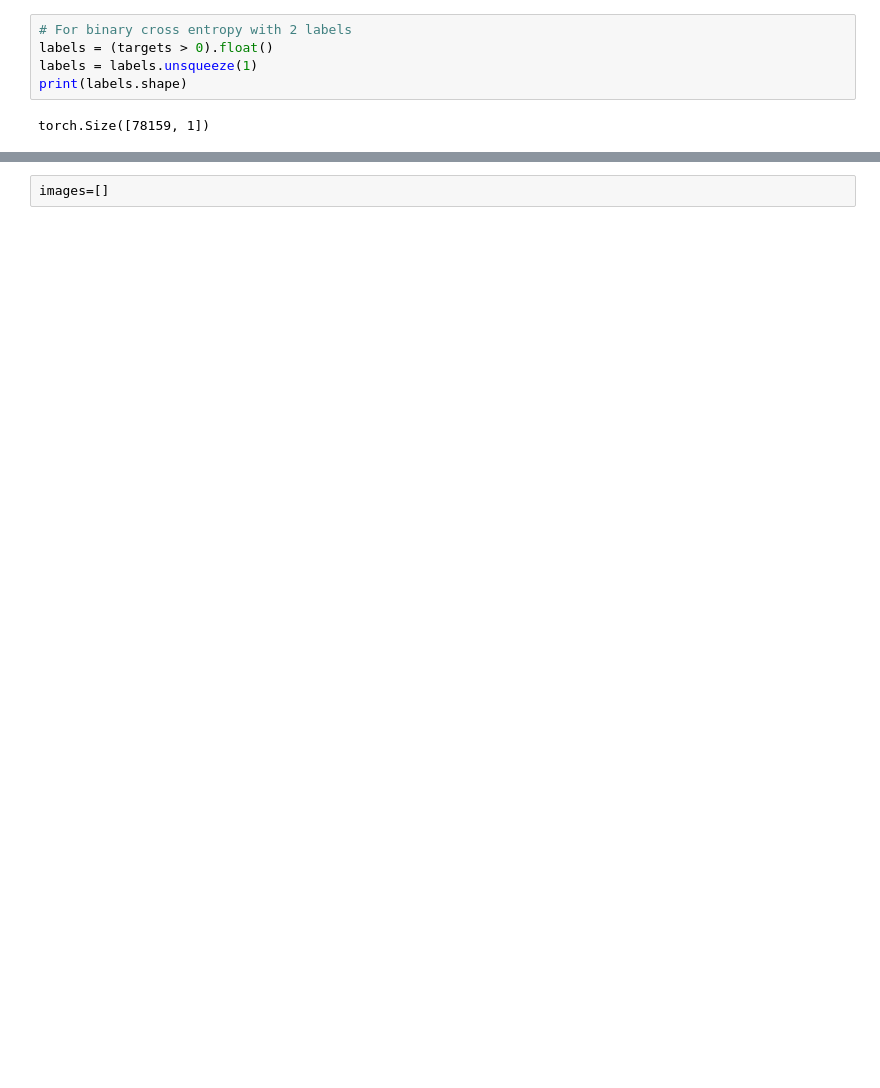
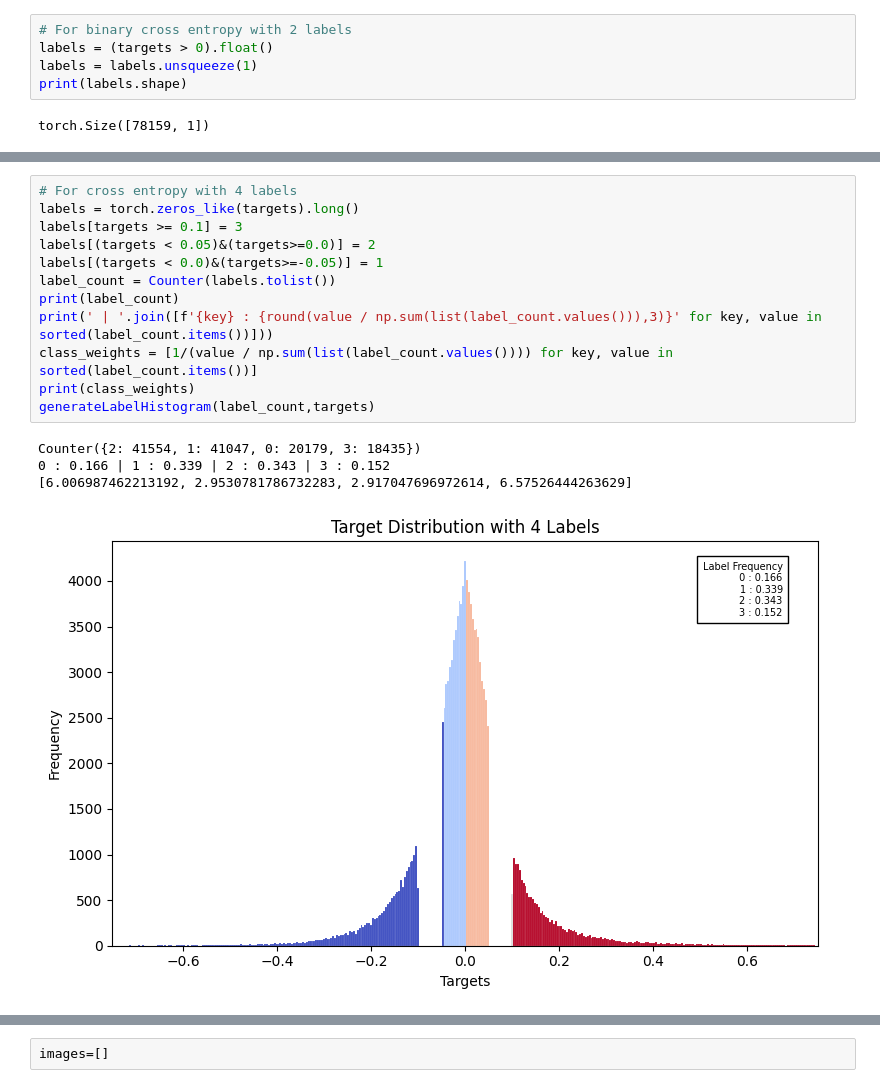
Before and after one commit to YanivAmir/stock-predicition-CNN, a Jupyter notebook: stocks_cnn.ipynb, the cells around one changed output, grey strips where cells are left out. Cells and saved outputs as stored; diff of their text form; blank space fills up the shorter version.

```diff
--- a/stocks_cnn.ipynb
+++ b/stocks_cnn.ipynb
@@ -161 +204,18 @@ Counter({1: 55073, 0: 12590, 2: 10496})
+# %%
+# For cross entropy with 4 labels
+labels = torch.zeros_like(targets).long()
+labels[targets >= 0.1] = 3
+labels[(targets < 0.05)&(targets>=0.0)] = 2
+labels[(targets < 0.0)&(targets>=-0.05)] = 1
+label_count = Counter(labels.tolist())
+print(label_count)
+print(' | '.join([f'{key} : {round(value / np.sum(list(label_count.values())),3)}' for key, value in sorted(label_count.items())]))
+class_weights = [1/(value / np.sum(list(label_count.values()))) for key, value in sorted(label_count.items())]
+print(class_weights)
+generateLabelHistogram(label_count,targets)
+# %% [output]
+Counter({2: 41554, 1: 41047, 0: 20179, 3: 18435})
+0 : 0.166 | 1 : 0.339 | 2 : 0.343 | 3 : 0.152
+[6.006987462213192, 2.9530781786732283, 2.917047696972614, 6.57526444263629]
+[figure, added]
 # %%
```
Also changed, not shown: parts of 41 cells of this notebook.
